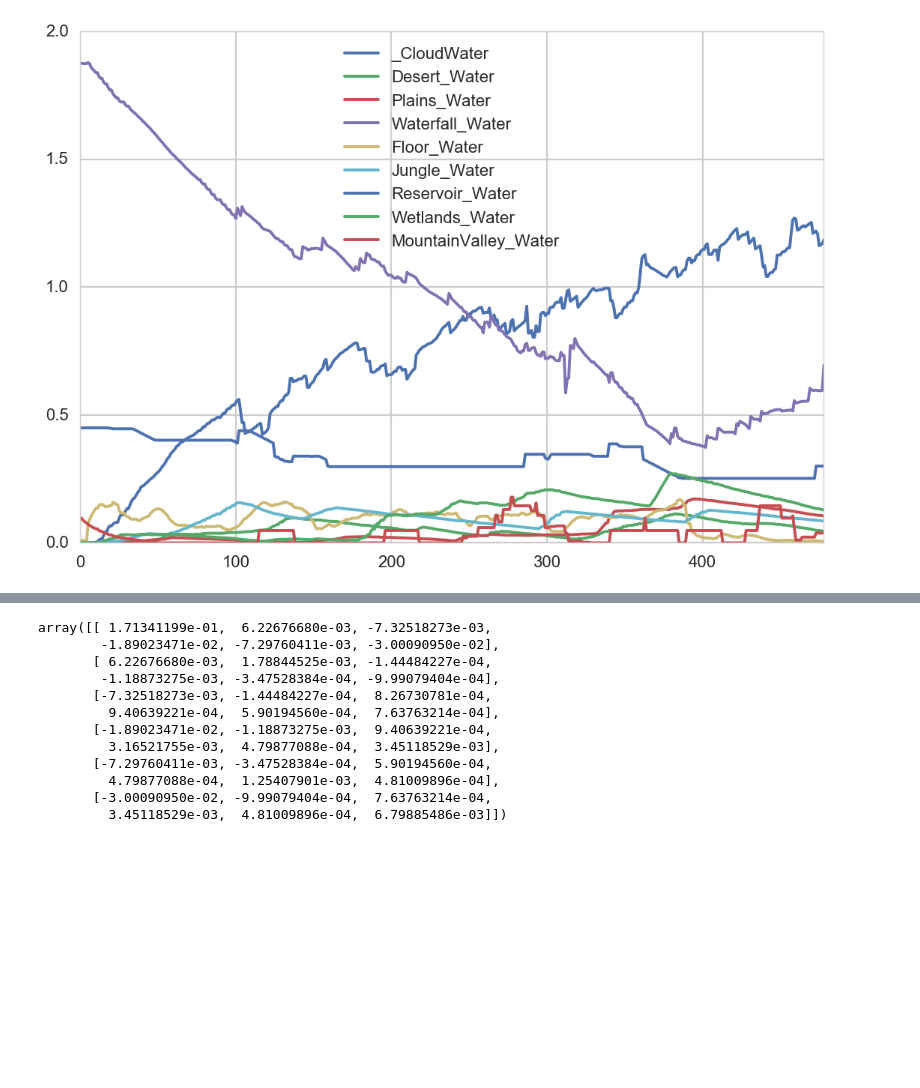
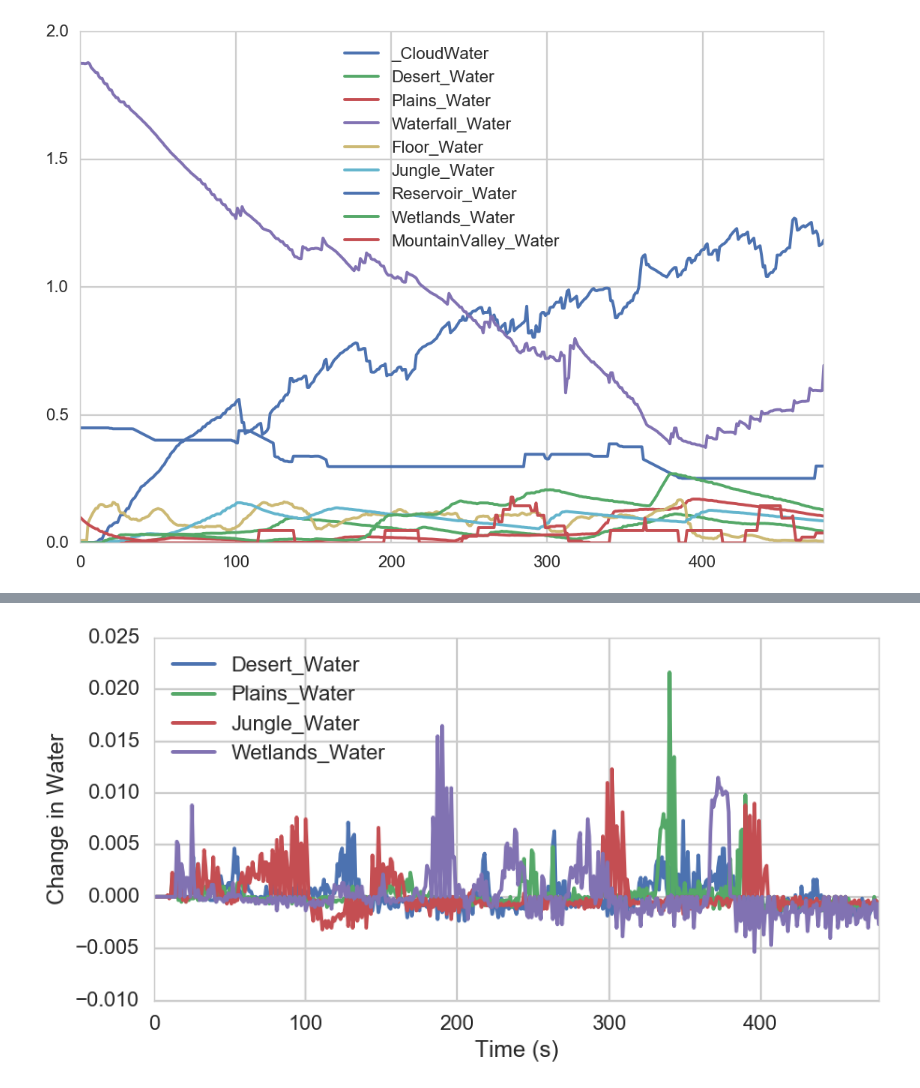
Before and after one commit to NickHoernle/mit-bayesian-inference, a Jupyter notebook: project/notebooks/HDP_for_ESSIL.ipynb, the cells around one changed output, grey strips where cells are left out. Cells and saved outputs as stored; diff of their text form; code cells hidden in the pictures; blank space fills up the shorter version.

```diff
--- a/project/notebooks/HDP_for_ESSIL.ipynb
+++ b/project/notebooks/HDP_for_ESSIL.ipynb
@@ -146,3 +37,0 @@ plt.scatter(np.linspace(0,len(chains),num=len(chains)), -0.2*np.ones_like(chains
-# %%
-useful = np.unique(res)
-useful
@@ -192,6 +39,8 @@ plt.scatter(np.linspace(0,len(chains),num=len(chains)), -0.2*np.ones_like(chains
 df = pd.read_csv('test5-2017-11-16T11-41.csv')
 df.head(5)
 import datetime
+
+BIOMES = ['Desert_Water', 'Plains_Water', 'Jungle_Water', 'Wetlands_Water']
 
 def clean_column_names(df):
     df.columns = df.columns.str.strip()
@@ -282,15 +116,16 @@ plt.plot(Y)
-# %%
-np.cov(Y.T)
-# %% [output]
-array([[ 1.71341199e-01,  6.22676680e-03, -7.32518273e-03,
-        -1.89023471e-02, -7.29760411e-03, -3.00090950e-02],
-       [ 6.22676680e-03,  1.78844525e-03, -1.44484227e-04,
-        -1.18873275e-03, -3.47528384e-04, -9.99079404e-04],
-       [-7.32518273e-03, -1.44484227e-04,  8.26730781e-04,
-         9.40639221e-04,  5.90194560e-04,  7.63763214e-04],
-       [-1.89023471e-02, -1.18873275e-03,  9.40639221e-04,
-         3.16521755e-03,  4.79877088e-04,  3.45118529e-03],
-       [-7.29760411e-03, -3.47528384e-04,  5.90194560e-04,
-         4.79877088e-04,  1.25407901e-03,  4.81009896e-04],
-       [-3.00090950e-02, -9.99079404e-04,  7.63763214e-04,
-         3.45118529e-03,  4.81009896e-04,  6.79885486e-03]])
+# %%
+fig, ax = plt.subplots(1,1,figsize=(10,5))
+# water = pd.DataFrame(df[BIOMES].values/(1), columns=df[BIOMES].columns, index=df.index).diff()
+water = df[BIOMES].diff()
+# water[water > .01] = .01
+# water[water < -.0025] = -.0025
+# for i,w in enumerate(water):
+#     plt.plot(water, alpha=.75, label=BIOMES[i])
+water.plot(ax=ax)
+
+# plt.legend(loc='best')
+plt.ylabel('Change in Water')
+plt.xlabel('Time (s)')
+plt.show()
+# %% [output]
+[figure, added]
```
Also changed, not shown: parts of 32 cells of this notebook, 14 other files.
